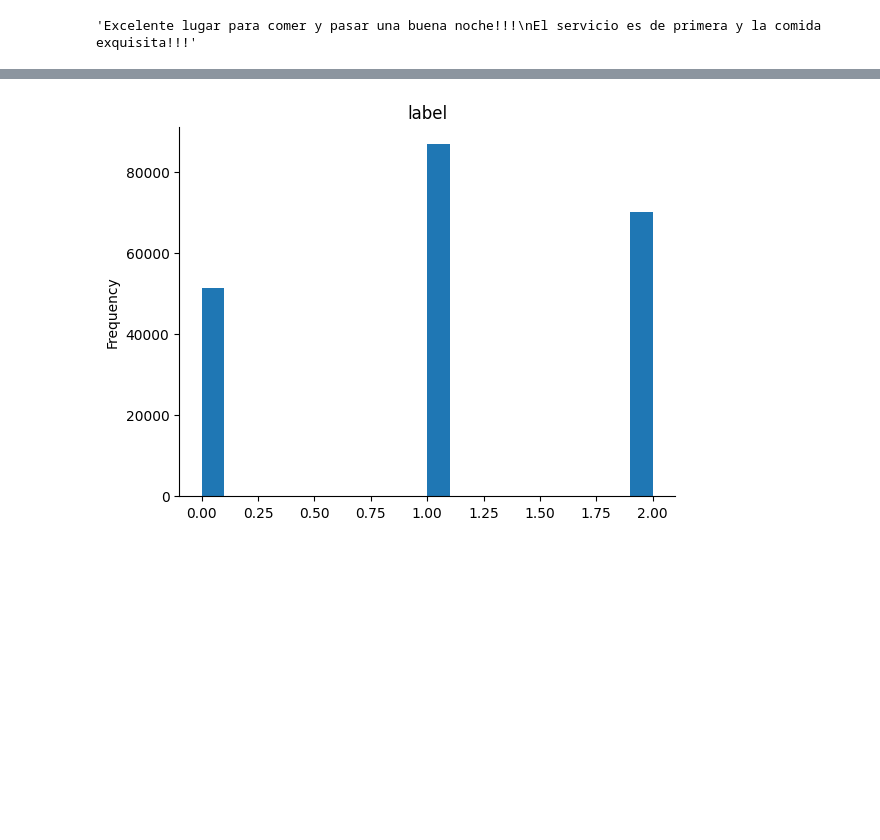
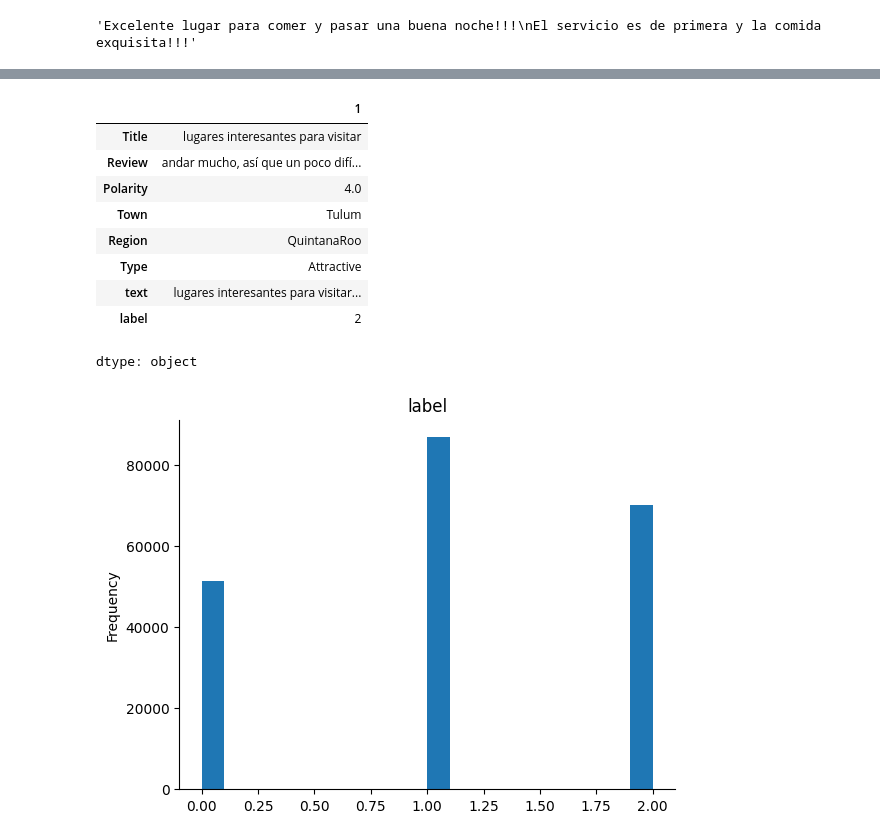
Before and after one commit to ch0pex/Rest-mex, a Jupyter notebook: type/SVM_Type_Rest_Mex_Task.ipynb, the cells around one changed output, grey strips where cells are left out. Saved outputs shown, nothing was run; the diff lists cells and outputs as text; code cells hidden in the pictures; blank space fills up the shorter version.

```diff
--- a/type/SVM_Type_Rest_Mex_Task.ipynb
+++ b/type/SVM_Type_Rest_Mex_Task.ipynb
@@ -83,3 +92,16 @@ df['Review'][0]
+# %%
+df.iloc[1]
+# %% [output]
+|  | 1 |
+| Title | lugares interesantes para visitar |
+| Review | andar mucho, así que un poco difí... |
+| Polarity | 4.0 |
+| Town | Tulum |
+| Region | QuintanaRoo |
+| Type | Attractive |
+| text | lugares interesantes para visitar... |
+| label | 2 |
+dtype: object
 # %%
 from matplotlib import pyplot as plt
 df['label'].plot(kind='hist', bins=20, title='label')
```
Also changed, not shown: parts of 8 cells of this notebook, 1 other file.
